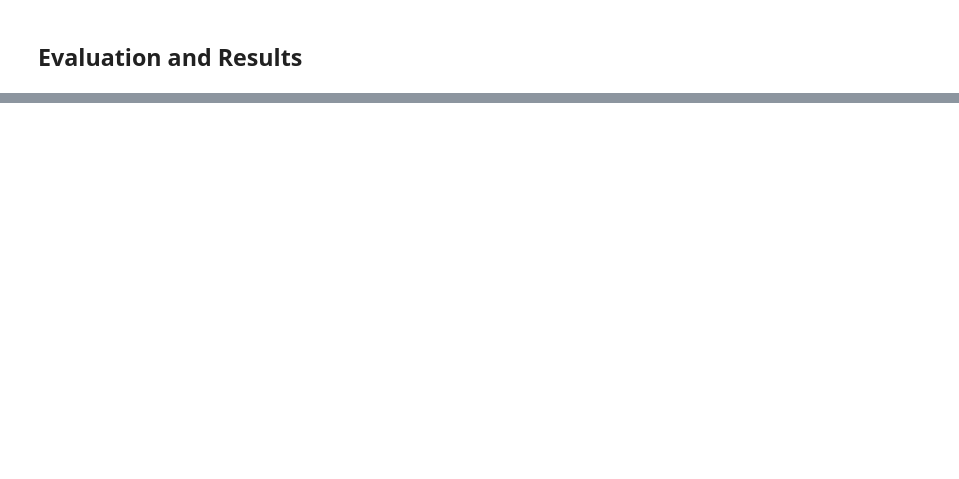
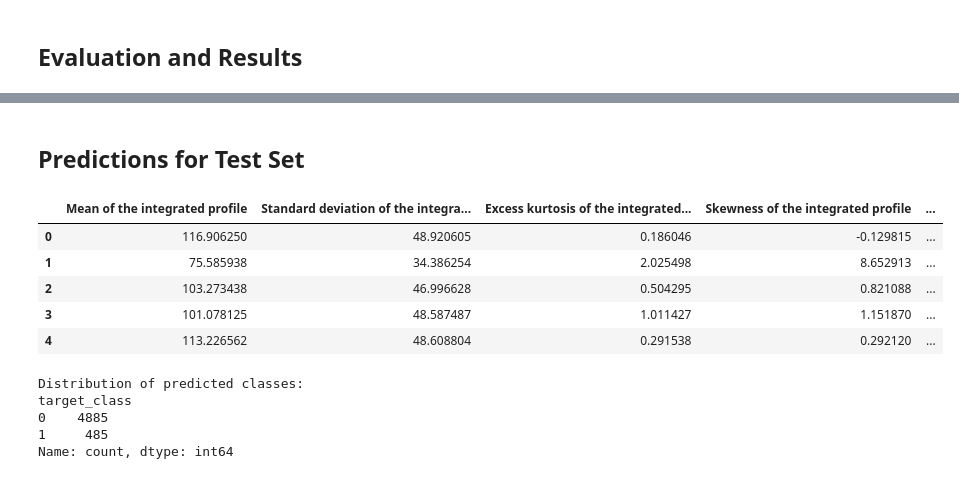
Before and after one commit to eevee71/pulsar-star-detection-MLP, a Jupyter notebook: pulsar_detection.ipynb, the cells around one changed output, grey strips where cells are left out. Drawn from its saved outputs; the diff is of its cells as text; code cells hidden in the pictures; blank space fills up the shorter version.

```diff
--- a/pulsar_detection.ipynb
+++ b/pulsar_detection.ipynb
@@ -137,8 +166,7 @@ class PulsarData(Dataset):
 # %%
 train_loader = DataLoader(PulsarData(X_train_scaled, y_train), batch_size=64, shuffle=True)
 val_loader = DataLoader(PulsarData(X_val_scaled, y_val), batch_size=64)
-
-test_loader = DataLoader(PulsarData(X_test_scaled, np.zeros(len(X_test_scaled))), batch_size=64)
+test_loader = DataLoader(PulsarData(X_test_scaled), batch_size=64)
 
 print(f"Trening: {len(X_train_scaled)} wierszy, Walidacja: {len(X_val_scaled)} wierszy")
 # %% [output]
@@ -151,0 +303,25 @@ Trening: 10022 wierszy, Walidacja: 2506 wierszy
+# %%
+model.eval()
+y_true = []
+y_pred = []
+
+with torch.no_grad():
+    for inputs, labels in val_loader:
+        inputs = inputs.to(device)
+        outputs = model(inputs)
+        _, predicted = torch.max(outputs, 1)
+        y_true.extend(labels.cpu().numpy())
+        y_pred.extend(predicted.cpu().numpy())
+
+cm = confusion_matrix(y_true, y_pred)
+
+plt.figure(figsize=(8, 6))
+sns.heatmap(cm, annot=True, fmt='d', cmap='Blues', xticklabels=['noise', 'pulsar'], yticklabels=['noise', 'pulsar'])
+
+plt.title(f'Error matrix')
+plt.xlabel('Predykcja modelu')
+plt.ylabel('Prawdziwa odpowiedz')
+plt.show()
+
+print("Wyniki walidacji")
+print(classification_report(y_true, y_pred, target_names=['noise', 'pulsar']))
@@ -151,0 +359,31 @@ Trening: 10022 wierszy, Walidacja: 2506 wierszy
+# %% [markdown]
+## Predictions for Test Set
+# %%
+model.eval()
+test_predictions = []
+
+with torch.no_grad():
+    for inputs in test_loader:
+        inputs = inputs.to(device)
+        outputs = model(inputs)
+        _, predicted = torch.max(outputs, 1)
+        test_predictions.extend(predicted.cpu().numpy())
+
+test_df['target_class'] = test_predictions
+display(test_df.head())
+print("\nDistribution of predicted classes:")
+print(test_df['target_class'].value_counts())
+
+# test_df.to_csv('pulsar_predictions_results.csv', index=False)
+# %% [output]
+|  | Mean of the integrated profile | Standard deviation of the integra... | Excess kurtosis of the integrated... | Skewness of the integrated profile | ... |
+| 0 | 116.906250 | 48.920605 | 0.186046 | -0.129815 | ... |
+| 1 | 75.585938 | 34.386254 | 2.025498 | 8.652913 | ... |
+| 2 | 103.273438 | 46.996628 | 0.504295 | 0.821088 | ... |
+| 3 | 101.078125 | 48.587487 | 1.011427 | 1.151870 | ... |
+| 4 | 113.226562 | 48.608804 | 0.291538 | 0.292120 | ... |
+Distribution of predicted classes:
+target_class
+0    4885
+1     485
+Name: count, dtype: int64
```
Also changed, not shown: parts of 16 cells of this notebook.
